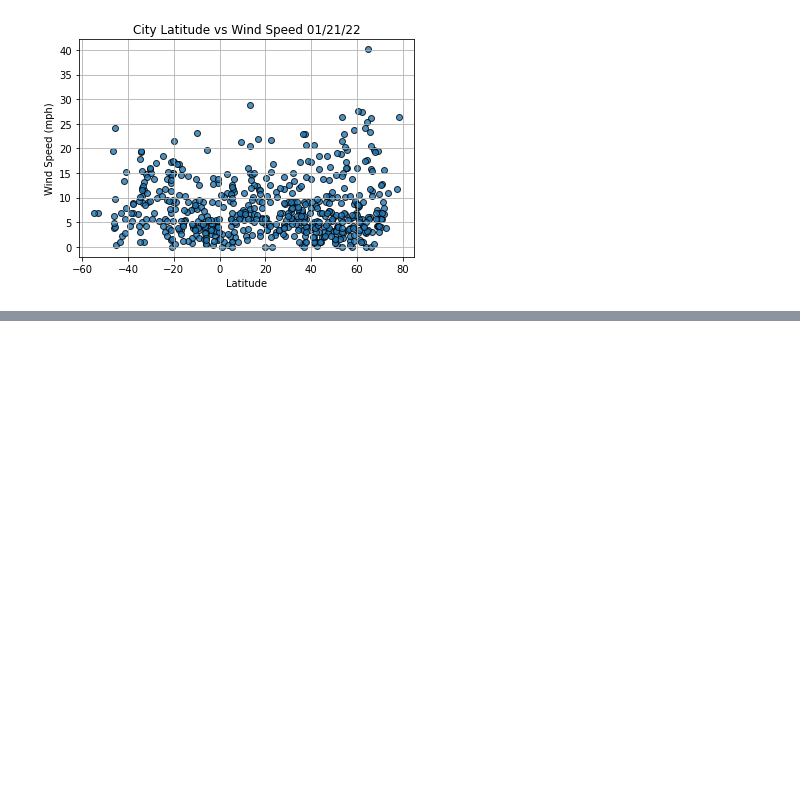
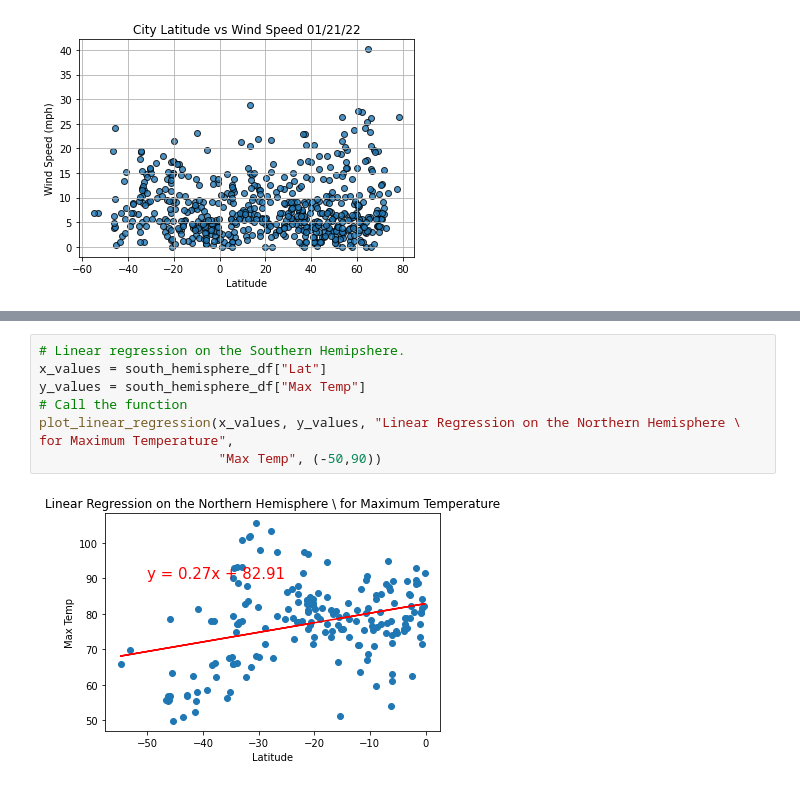
Before and after one commit to pbarana89/World_Weather_Analysis, a Jupyter notebook: WeatherPy.ipynb, the cells around one changed output, grey strips where cells are left out. Drawn from its saved outputs; the diff is of its cells as text; blank space fills up the shorter version.

```diff
--- a/WeatherPy.ipynb
+++ b/WeatherPy.ipynb
@@ -240,0 +273,9 @@ plt.show()
+# %%
+# Linear regression on the Southern Hemipshere.
+x_values = south_hemisphere_df["Lat"]
+y_values = south_hemisphere_df["Max Temp"]
+# Call the function
+plot_linear_regression(x_values, y_values, "Linear Regression on the Northern Hemisphere \ for Maximum Temperature",
+                       "Max Temp", (-50,90))
+# %% [output]
+[figure, added]
```
Also changed, not shown: parts of 10 cells of this notebook.
